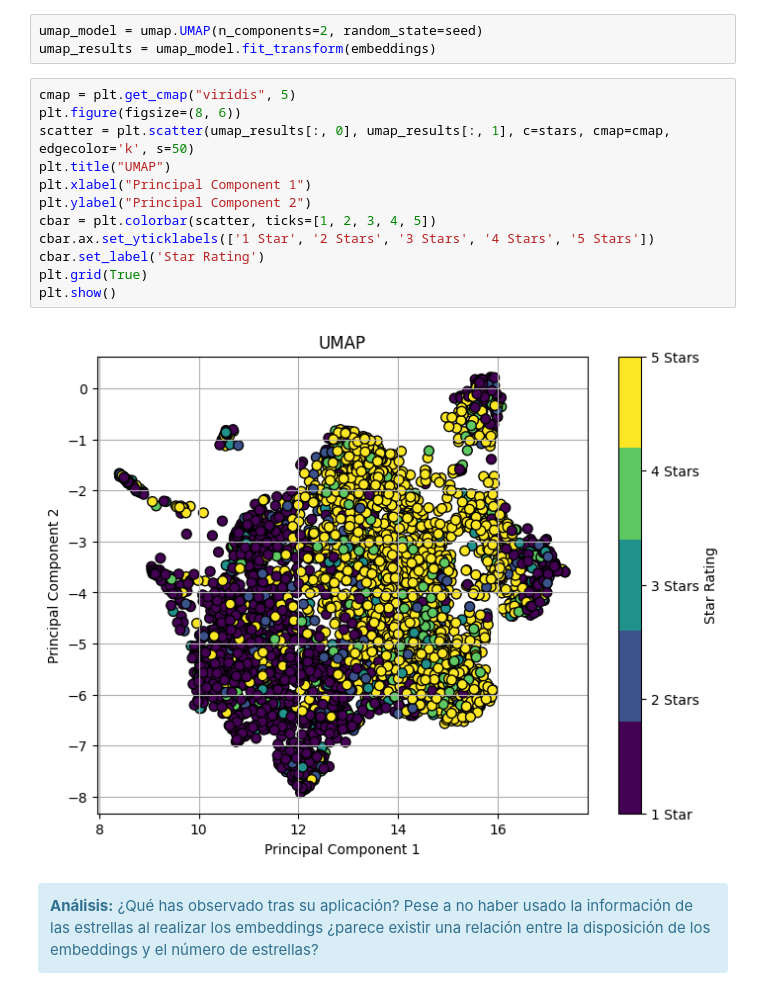
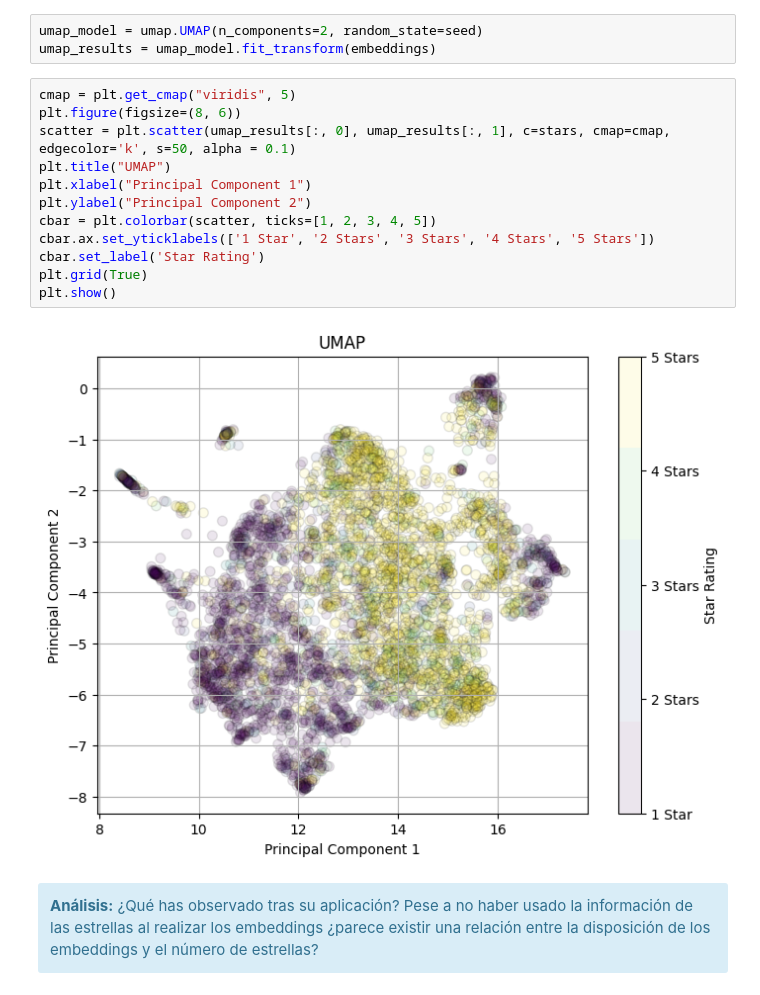
Before and after one commit to Hulkilla/Aprendizaje-Automatico, a Jupyter notebook: PEC2/M2.891_20241_PEC2-Enunciado.ipynb, the cells around one changed output. Drawn from its saved outputs; the diff is of its cells as text.

```diff
--- a/PEC2/M2.891_20241_PEC2-Enunciado.ipynb
+++ b/PEC2/M2.891_20241_PEC2-Enunciado.ipynb
@@ -219,17 +199,17 @@ umap_results = umap_model.fit_transform(embeddings)
 # %%
 cmap = plt.get_cmap("viridis", 5)
 plt.figure(figsize=(8, 6))
-scatter = plt.scatter(umap_results[:, 0], umap_results[:, 1], c=stars, cmap=cmap, edgecolor='k', s=50)
+scatter = plt.scatter(umap_results[:, 0], umap_results[:, 1], c=stars, cmap=cmap, edgecolor='k', s=50, alpha = 0.1)
 plt.title("UMAP")
 plt.xlabel("Principal Component 1")
 plt.ylabel("Principal Component 2")
 cbar = plt.colorbar(scatter, ticks=[1, 2, 3, 4, 5])
 cbar.ax.set_yticklabels(['1 Star', '2 Stars', '3 Stars', '4 Stars', '5 Stars'])
 cbar.set_label('Star Rating')
 plt.grid(True)
 plt.show()
 # %% [output]
-[figure, old version]
+[figure, new version]
 # %% [markdown]
 <div class="alert alert-block alert-info">
 <strong>Análisis:</strong> ¿Qué has observado tras su aplicación? Pese a no haber usado la información de las estrellas al realizar los embeddings ¿parece existir una relación entre la disposición de los embeddings y el número de estrellas?
```
Also changed, not shown: parts of 18 cells of this notebook, 1 other file.
